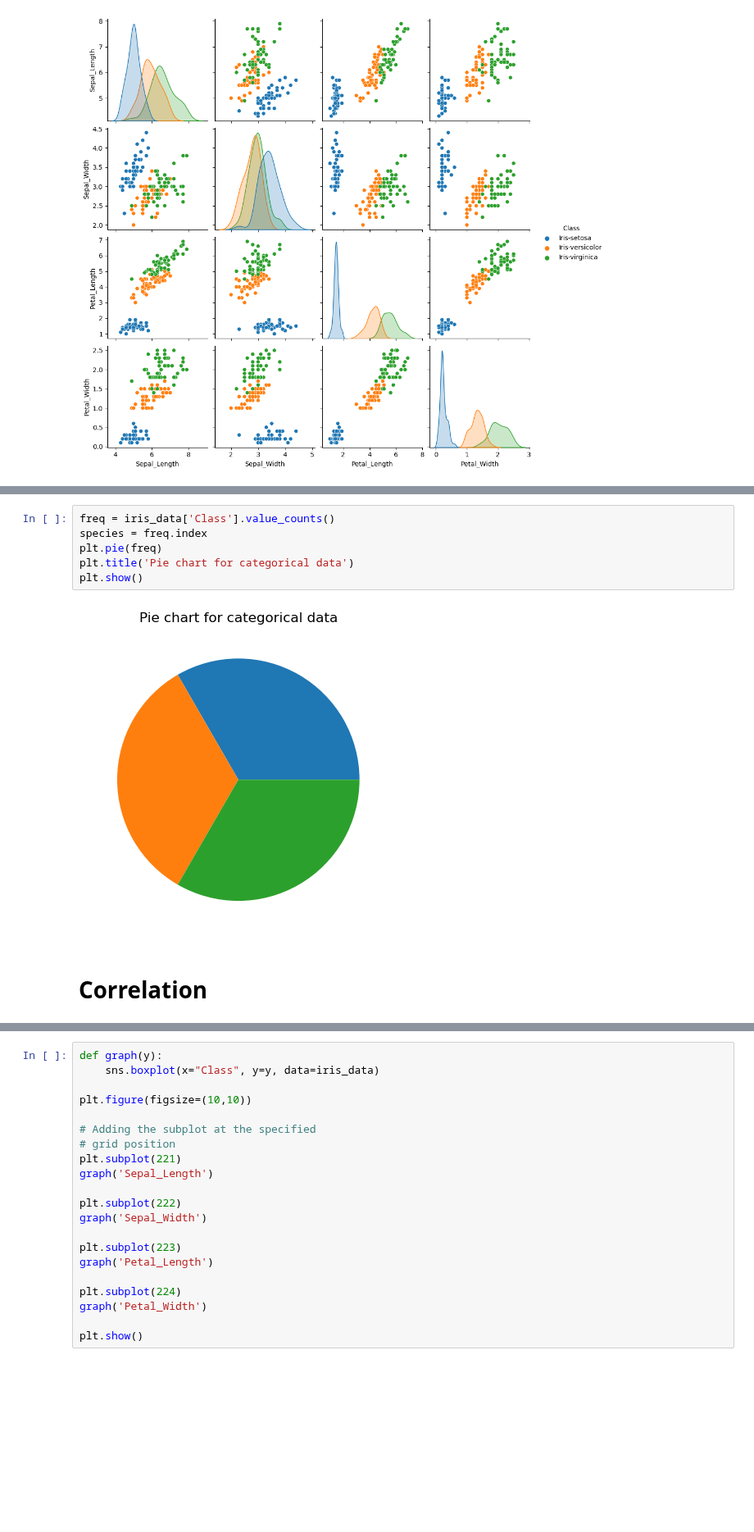
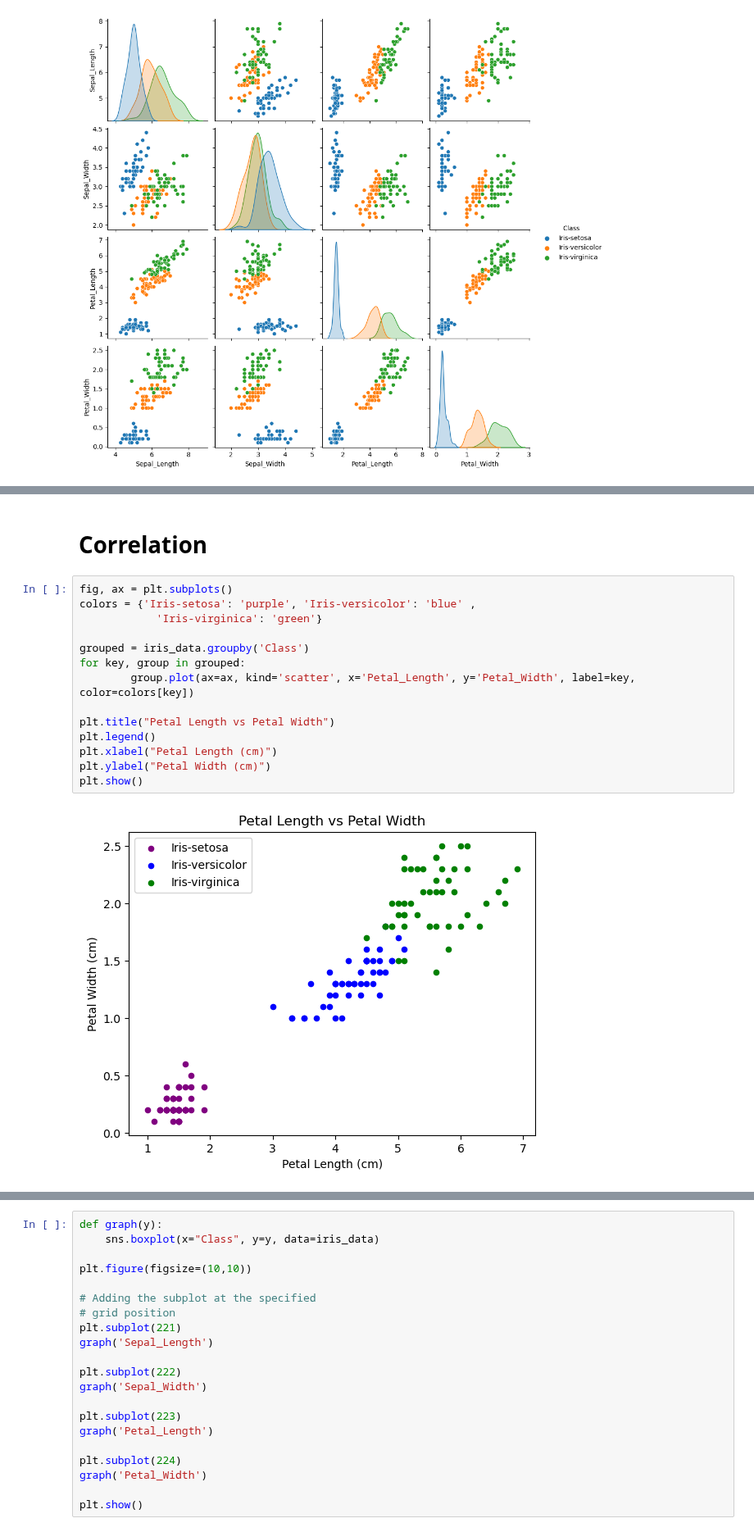
Before and after one commit to keithmmc/data_fundamentals, a Jupyter notebook: project.ipynb, the cells around one changed output, grey strips where cells are left out. Shown at 82% size. Cells and saved outputs as stored; diff of their text form; blank space fills up the shorter version.

```diff
--- a/project.ipynb
+++ b/project.ipynb
@@ -275,10 +286,18 @@ plt.show()
-# %%
-freq = iris_data['Class'].value_counts()
-species = freq.index
-plt.pie(freq)
-plt.title('Pie chart for categorical data')
-plt.show()
-# %% [output]
-[figure, removed]
 # %% [markdown]
 # Correlation
+# %%
+fig, ax = plt.subplots()
+colors = {'Iris-setosa': 'purple', 'Iris-versicolor': 'blue' ,
+            'Iris-virginica': 'green'}
+
+grouped = iris_data.groupby('Class')
+for key, group in grouped:
+        group.plot(ax=ax, kind='scatter', x='Petal_Length', y='Petal_Width', label=key, color=colors[key])
+
+plt.title("Petal Length vs Petal Width")
+plt.legend()
+plt.xlabel("Petal Length (cm)")
+plt.ylabel("Petal Width (cm)")
+plt.show()
+# %% [output]
+[figure, added]
```
Also changed, not shown: parts of 5 cells of this notebook.
